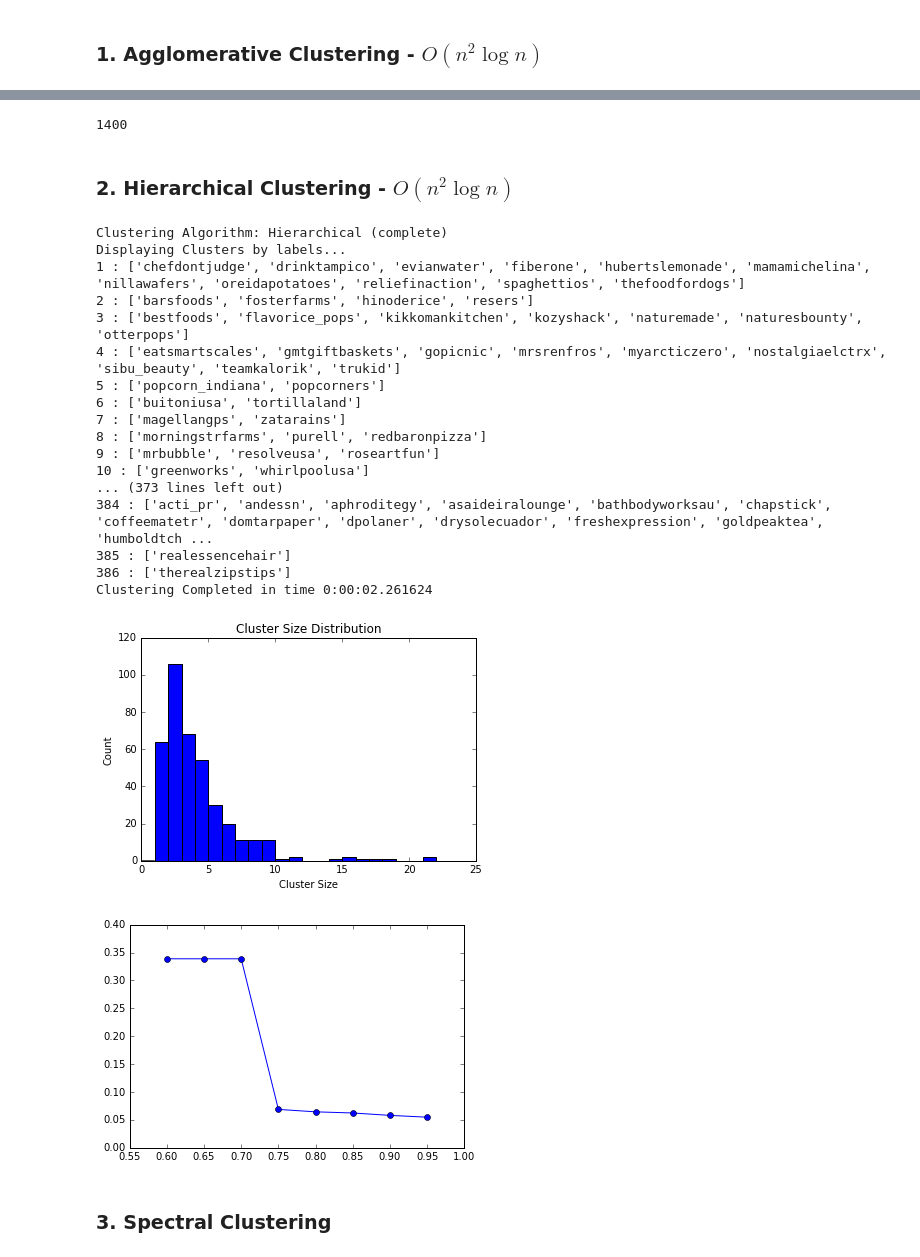
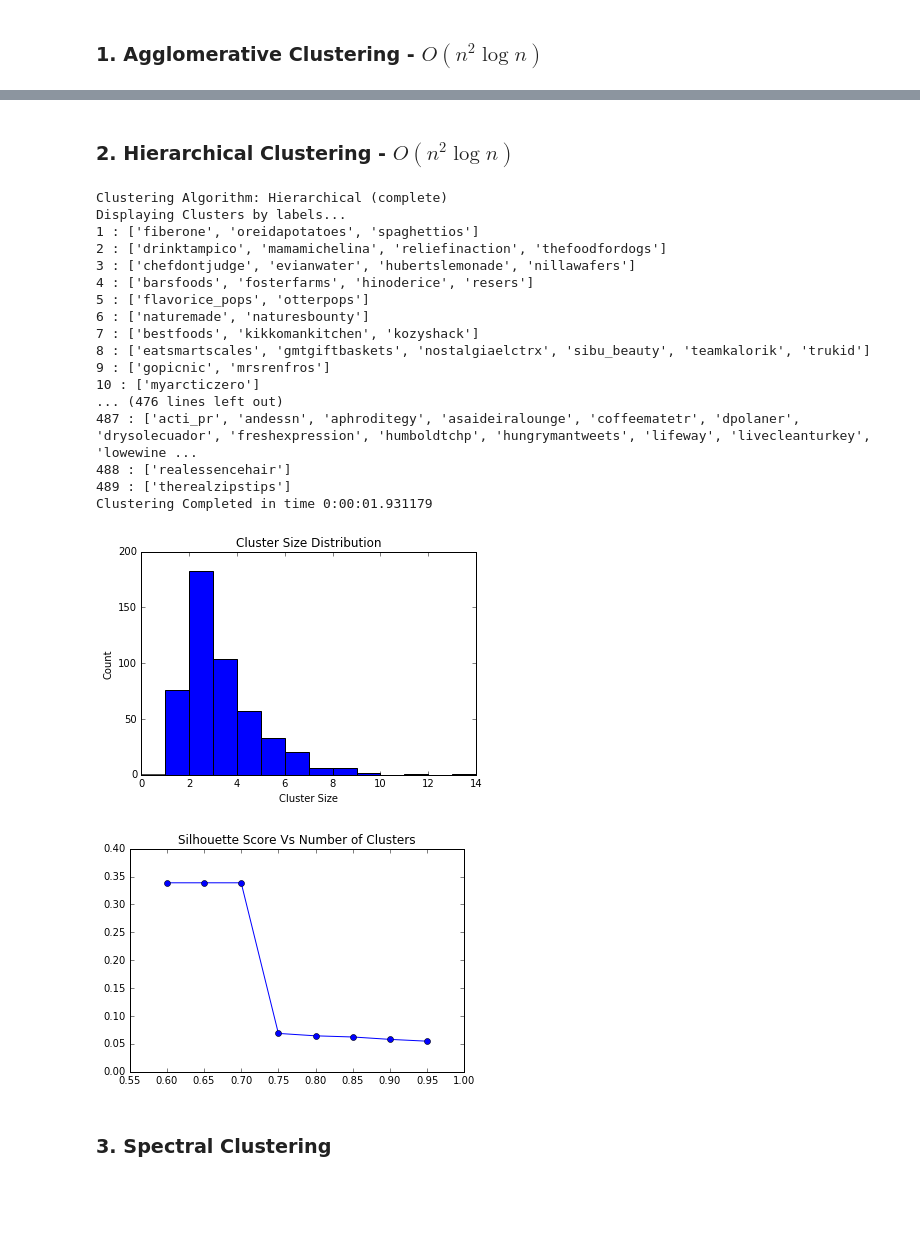
Before and after one commit to tapilab/is-SilambarasanM, a Jupyter notebook: src/main.ipynb, the cells around one changed output, grey strips where cells are left out. Cells and saved outputs as stored; diff of their text form; code cells hidden in the pictures; blank space fills up the shorter version.

```diff
--- a/src/main.ipynb
+++ b/src/main.ipynb
@@ -31,7 +31,7 @@ global N_CLUSTERS               #Number of Clusters
 # %%
 MAX_ROWS = 1404    #Maximum number of lines in file
 N_BRANDS = 1404     #Number of Brands
-N_CLUSTERS = 20     #Number of Clusters
+N_CLUSTERS = 8     #Number of Clusters
 # %% [markdown]
 ### Quickfix for preparing data
 # %%
@@ -414,7 +461,11 @@ def plot_silhouette_scores(method, max_clusters=25):
             scores.append(metrics.silhouette_score(DIST_MAT, labels, metric='precomputed'))
         plt.scatter(num_clusters,scores)
         plt.plot(num_clusters,scores, marker='o')
+    plt.title('Silhouette Score Vs Number of Clusters')
     plt.savefig('figures/{}.png'.format(method+'_scores'))
+# %%
+N_BRANDS
+n_clusters = 8
 # %% [markdown]
 ### Girvan-Newman Algorithm - $O((m+n) n))$
 # %%
@@ -454,38 +499,34 @@ Clustering Completed in time 0:00:23.669079
-# %%
-N_BRANDS
-# %% [output]
-1400
 # %% [markdown]
 ### 2. Hierarchical Clustering - $O(n^2 \log n)$
 # %%
 clustering_method='Hierarchical'
 kwargs = {}
 kwargs['print_clusters'] ='LABEL'
 kwargs['print_cluster_size'] = True
 kwargs['print_dendrogram'] = False
-kwargs['threshold'] = 0.99999999
-cluster_brands(clustering_method, num_clusters= 20, **kwargs)
+kwargs['threshold'] = 0.8
+cluster_brands(clustering_method, num_clusters= n_clusters, **kwargs)
 plot_silhouette_scores(clustering_method)
 # %% [output]
 Clustering Algorithm: Hierarchical (complete)
 Displaying Clusters by labels...
-1 : ['chefdontjudge', 'drinktampico', 'evianwater', 'fiberone', 'hubertslemonade', 'mamamichelina', 'nillawafers', 'oreidapotatoes', 'reliefinaction', 'spaghettios', 'thefoodfordogs']
-2 : ['barsfoods', 'fosterfarms', 'hinoderice', 'resers']
-3 : ['bestfoods', 'flavorice_pops', 'kikkomankitchen', 'kozyshack', 'naturemade', 'naturesbounty', 'otterpops']
-4 : ['eatsmartscales', 'gmtgiftbaskets', 'gopicnic', 'mrsrenfros', 'myarcticzero', 'nostalgiaelctrx', 'sibu_beauty', 'teamkalorik', 'trukid']
-5 : ['popcorn_indiana', 'popcorners']
-6 : ['buitoniusa', 'tortillaland']
-7 : ['magellangps', 'zatarains']
-8 : ['morningstrfarms', 'purell', 'redbaronpizza']
-9 : ['mrbubble', 'resolveusa', 'roseartfun']
-10 : ['greenworks', 'whirlpoolusa']
-... (373 lines left out)
-384 : ['acti_pr', 'andessn', 'aphroditegy', 'asaideiralounge', 'bathbodyworksau', 'chapstick', 'coffeematetr', 'domtarpaper', 'dpolaner', 'drysolecuador', 'freshexpression', 'goldpeaktea', 'humboldtch ...
-385 : ['realessencehair']
-386 : ['therealzipstips']
-Clustering Completed in time 0:00:02.261624
+1 : ['fiberone', 'oreidapotatoes', 'spaghettios']
+2 : ['drinktampico', 'mamamichelina', 'reliefinaction', 'thefoodfordogs']
+3 : ['chefdontjudge', 'evianwater', 'hubertslemonade', 'nillawafers']
+4 : ['barsfoods', 'fosterfarms', 'hinoderice', 'resers']
+5 : ['flavorice_pops', 'otterpops']
+6 : ['naturemade', 'naturesbounty']
+7 : ['bestfoods', 'kikkomankitchen', 'kozyshack']
+8 : ['eatsmartscales', 'gmtgiftbaskets', 'nostalgiaelctrx', 'sibu_beauty', 'teamkalorik', 'trukid']
+9 : ['gopicnic', 'mrsrenfros']
+10 : ['myarcticzero']
+... (476 lines left out)
+487 : ['acti_pr', 'andessn', 'aphroditegy', 'asaideiralounge', 'coffeematetr', 'dpolaner', 'drysolecuador', 'freshexpression', 'humboldtchp', 'hungrymantweets', 'lifeway', 'livecleanturkey', 'lowewine ...
+488 : ['realessencehair']
+489 : ['therealzipstips']
+Clustering Completed in time 0:00:01.931179
-[figure, old version]
+[figure, new version]
-[figure, old version]
+[figure, new version]
 # %% [markdown]
 ### 3. Spectral Clustering
 # %%
```
Also changed, not shown: parts of 14 cells of this notebook, 8 other files.
